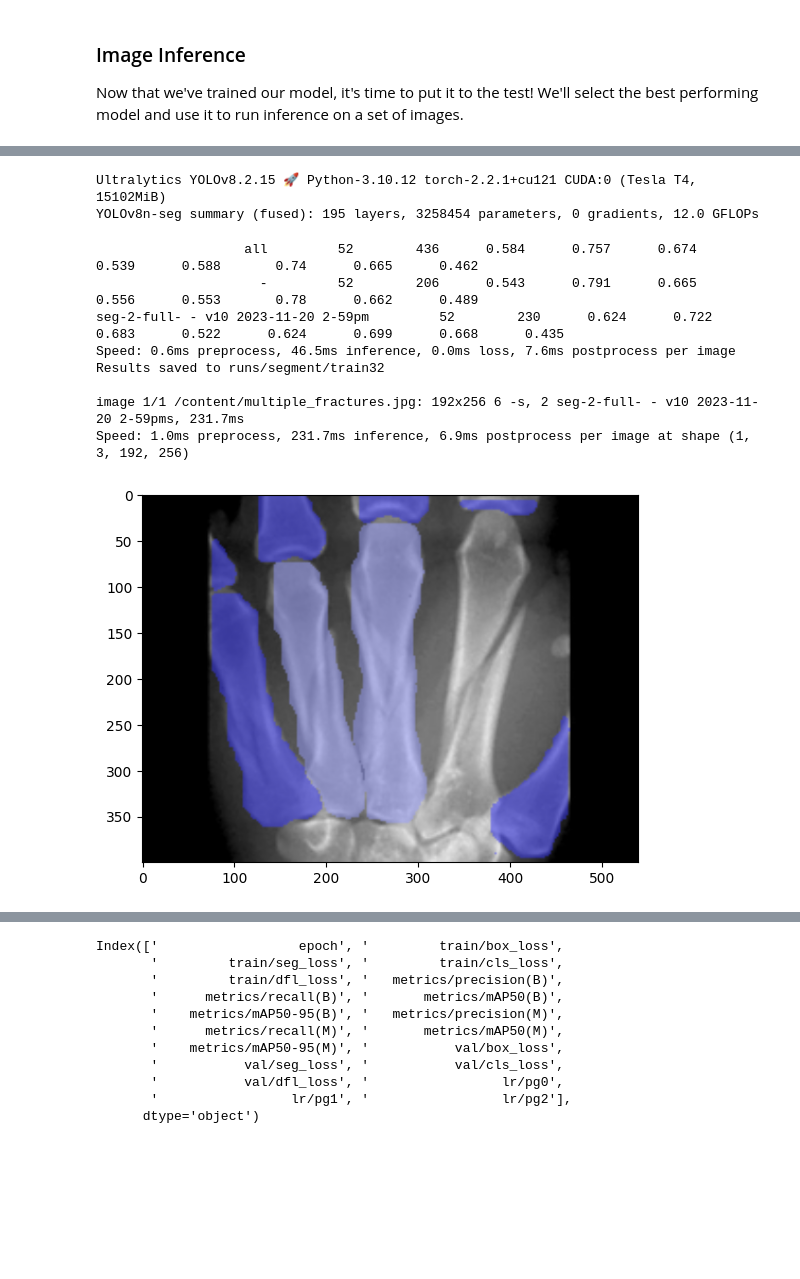
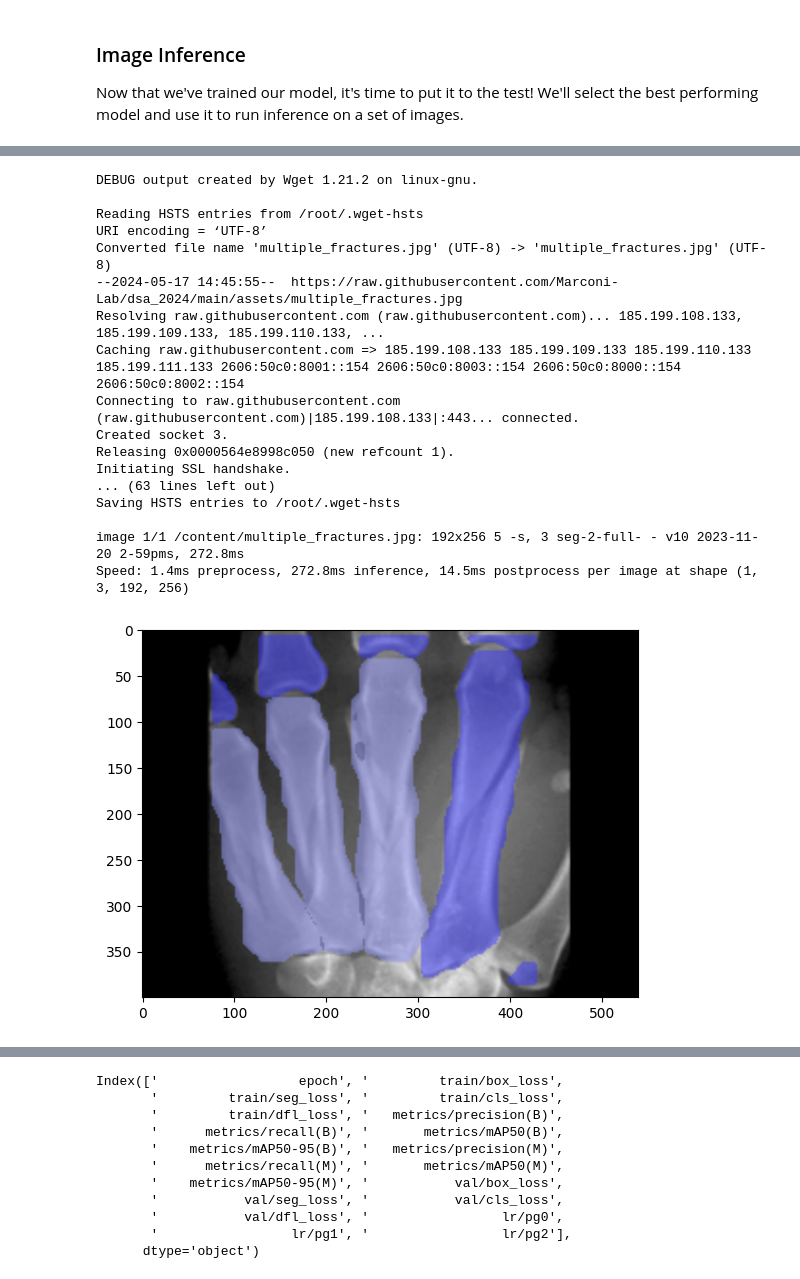
Before and after one commit to Marconi-Lab/dsa_2024, a Jupyter notebook: dsa2024_yolov8_segmentation.ipynb, the cells around one changed output, grey strips where cells are left out. Drawn from its saved outputs; the diff is of its cells as text; code cells hidden in the pictures; blank space fills up the shorter version.

```diff
--- a/dsa2024_yolov8_segmentation.ipynb
+++ b/dsa2024_yolov8_segmentation.ipynb
@@ -275,0 +273,25 @@ Now that we've trained our model, it's time to put it to the test! We'll select
+# %%
+!wget https://raw.githubusercontent.com/Marconi-Lab/dsa_2024/main/assets/multiple_fractures.jpg -d multiple_fractures.jpg
+
+sample_test_image = '/content/multiple_fractures.jpg'
+
+#make prediction on a sample image with multiple fractures
+results = model.predict(sample_test_image)
+# %% [output]
+DEBUG output created by Wget 1.21.2 on linux-gnu.
+
+Reading HSTS entries from /root/.wget-hsts
+URI encoding = ‘UTF-8’
+Converted file name 'multiple_fractures.jpg' (UTF-8) -> 'multiple_fractures.jpg' (UTF-8)
+--2024-05-17 14:45:55--  https://raw.githubusercontent.com/Marconi-Lab/dsa_2024/main/assets/multiple_fractures.jpg
+Resolving raw.githubusercontent.com (raw.githubusercontent.com)... 185.199.108.133, 185.199.109.133, 185.199.110.133, ...
+Caching raw.githubusercontent.com => 185.199.108.133 185.199.109.133 185.199.110.133 185.199.111.133 2606:50c0:8001::154 2606:50c0:8003::154 2606:50c0:8000::154 2606:50c0:8002::154
+Connecting to raw.githubusercontent.com (raw.githubusercontent.com)|185.199.108.133|:443... connected.
+Created socket 3.
+Releasing 0x0000564e8998c050 (new refcount 1).
+Initiating SSL handshake.
+... (63 lines left out)
+Saving HSTS entries to /root/.wget-hsts
+
+image 1/1 /content/multiple_fractures.jpg: 192x256 5 -s, 3 seg-2-full- - v10 2023-11-20 2-59pms, 272.8ms
+Speed: 1.4ms preprocess, 272.8ms inference, 14.5ms postprocess per image at shape (1, 3, 192, 256)
@@ -276,22 +304,10 @@ Now that we've trained our model, it's time to put it to the test! We'll select
 # %%
-predict_results = model.val()
-prediction = model('/content/multiple_fractures.jpg')
 
 # Visualize the results
-plt.imshow(prediction[0].plot(boxes=False))
+plt.imshow(results[0].plot(boxes=False))
 plt.show()
 # %% [output]
-Ultralytics YOLOv8.2.15 🚀 Python-3.10.12 torch-2.2.1+cu121 CUDA:0 (Tesla T4, 15102MiB)
-YOLOv8n-seg summary (fused): 195 layers, 3258454 parameters, 0 gradients, 12.0 GFLOPs
-                   all         52        436      0.584      0.757      0.674      0.539      0.588       0.74      0.665      0.462
-                     -         52        206      0.543      0.791      0.665      0.556      0.553       0.78      0.662      0.489
-seg-2-full- - v10 2023-11-20 2-59pm         52        230      0.624      0.722      0.683      0.522      0.624      0.699      0.668      0.435
-Speed: 0.6ms preprocess, 46.5ms inference, 0.0ms loss, 7.6ms postprocess per image
-Results saved to runs/segment/train32
-
-image 1/1 /content/multiple_fractures.jpg: 192x256 6 -s, 2 seg-2-full- - v10 2023-11-20 2-59pms, 231.7ms
-Speed: 1.0ms preprocess, 231.7ms inference, 6.9ms postprocess per image at shape (1, 3, 192, 256)
-[figure, old version]
+[figure, new version]
 # %%
 import pandas as pd
 import matplotlib.pyplot as plt
```
Also changed, not shown: parts of 23 cells of this notebook.
